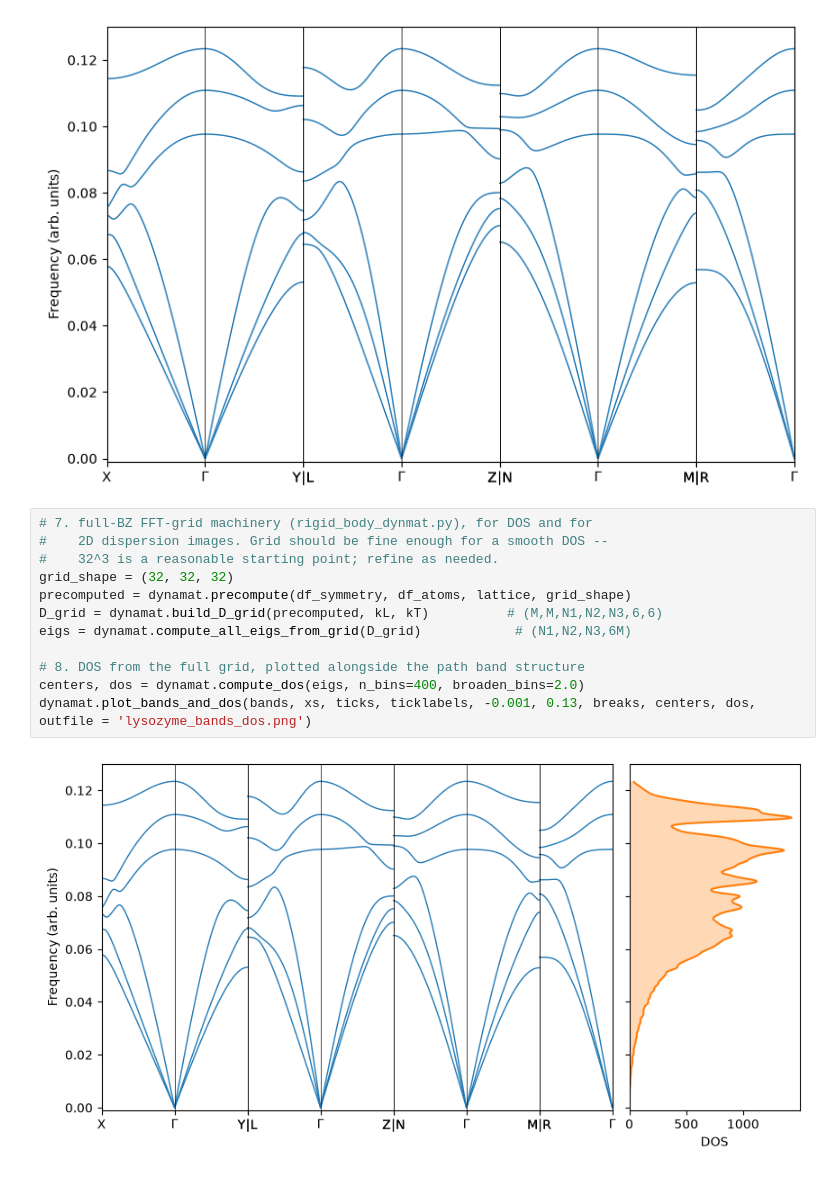
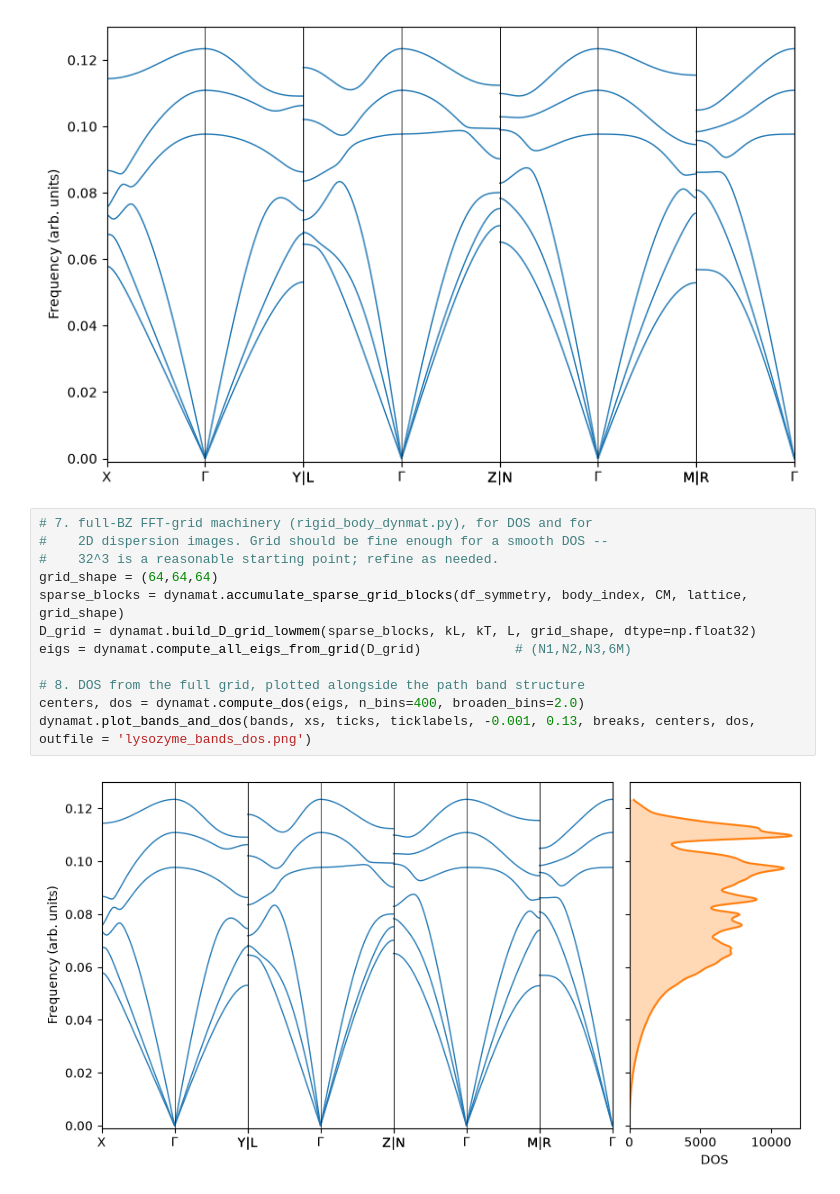
Before and after one commit to prism-science/goodvibes, a Jupyter notebook: sandbox/other-steve/hessian-terse-lysozyme.ipynb, the cells around one changed output. Drawn from its saved outputs; the diff is of its cells as text.

Commit message:
dos plots for lysozyme and mac-1

```diff
--- a/sandbox/other-steve/hessian-terse-lysozyme.ipynb
+++ b/sandbox/other-steve/hessian-terse-lysozyme.ipynb
@@ -236,17 +236,17 @@ bands = dynamat.compute_bands(qs, sparse_L, sparse_T, kL, kT, Linv, M)
 dynamat.plot_bands(bands, xs, ticks, ticklabels, -0.001, 0.13, breaks=breaks)
 # %% [output]
 [figure]
-# %%
-# 7. full-BZ FFT-grid machinery (rigid_body_dynmat.py), for DOS and for
-#    2D dispersion images. Grid should be fine enough for a smooth DOS --
-#    32^3 is a reasonable starting point; refine as needed.
-grid_shape = (32, 32, 32)
-precomputed = dynamat.precompute(df_symmetry, df_atoms, lattice, grid_shape)
-D_grid = dynamat.build_D_grid(precomputed, kL, kT)          # (M,M,N1,N2,N3,6,6)
-eigs = dynamat.compute_all_eigs_from_grid(D_grid)            # (N1,N2,N3,6M)
-
-# 8. DOS from the full grid, plotted alongside the path band structure
-centers, dos = dynamat.compute_dos(eigs, n_bins=400, broaden_bins=2.0)
-dynamat.plot_bands_and_dos(bands, xs, ticks, ticklabels, -0.001, 0.13, breaks, centers, dos, outfile = 'lysozyme_bands_dos.png')
-# %% [output]
-[figure, removed]
+# %%
+# 7. full-BZ FFT-grid machinery (rigid_body_dynmat.py), for DOS and for
+#    2D dispersion images. Grid should be fine enough for a smooth DOS --
+#    32^3 is a reasonable starting point; refine as needed.
+grid_shape = (64,64,64)
+sparse_blocks = dynamat.accumulate_sparse_grid_blocks(df_symmetry, body_index, CM, lattice, grid_shape)
+D_grid = dynamat.build_D_grid_lowmem(sparse_blocks, kL, kT, L, grid_shape, dtype=np.float32)
+eigs = dynamat.compute_all_eigs_from_grid(D_grid)            # (N1,N2,N3,6M)
+
+# 8. DOS from the full grid, plotted alongside the path band structure
+centers, dos = dynamat.compute_dos(eigs, n_bins=400, broaden_bins=2.0)
+dynamat.plot_bands_and_dos(bands, xs, ticks, ticklabels, -0.001, 0.13, breaks, centers, dos, outfile = 'lysozyme_bands_dos.png')
+# %% [output]
+[figure, added]
```
Also changed, not shown: parts of 1 cell of this notebook, 4 other files.
